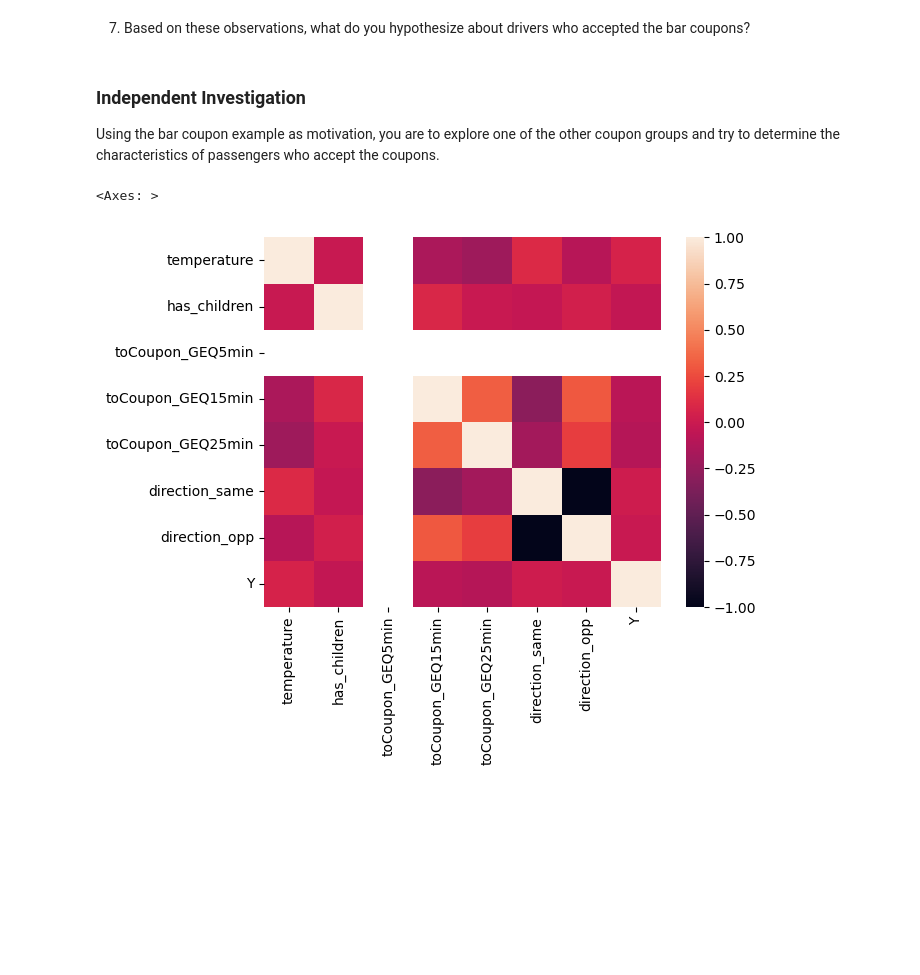
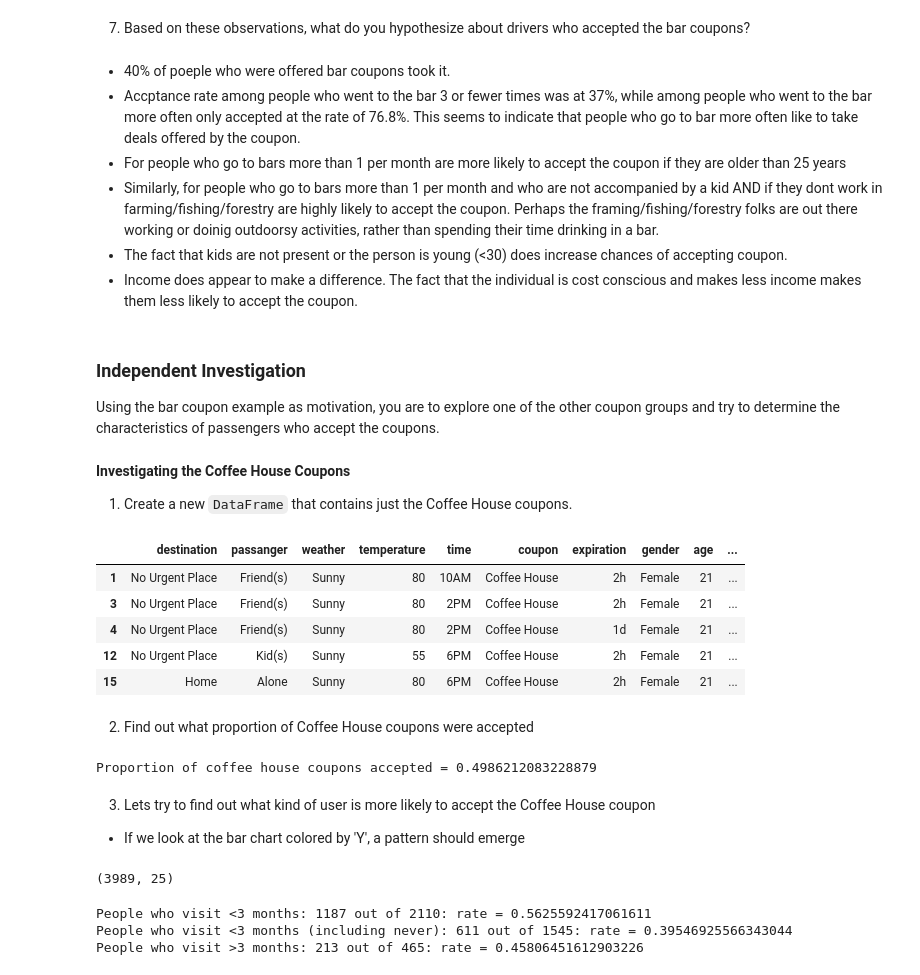
Before and after one commit to 1kit/Berkeley-Practical-Application_5_1, a Jupyter notebook: prompt.ipynb, the cells around one changed output. Cells and saved outputs as stored; diff of their text form; code cells hidden in the pictures; blank space fills up the shorter version.

```diff
--- a/prompt.ipynb
+++ b/prompt.ipynb
@@ -232,12 +394,74 @@ Now, we will lead you through an exploration of just the bar related coupons.
 # %% [markdown]
 7.  Based on these observations, what do you hypothesize about drivers who accepted the bar coupons?
+# %% [markdown]
+* 40% of poeple who were offered bar coupons took it.
+* Accptance rate among people who went to the bar 3 or fewer times was at 37%, while among people who went to the bar more often only accepted at the rate of 76.8%.
+  This seems to indicate that people who go to bar more often like to take deals offered by the coupon.
+* For people who go to bars more than 1 per month are more likely to accept the coupon if they are older than 25 years
+* Similarly, for people who go to bars more than 1 per month and who are not accompanied by a kid AND if they dont work in farming/fishing/forestry are highly likely to accept the coupon. Perhaps the framing/fishing/forestry folks are out there working or doinig outdoorsy activities, rather than spending their time drinking in a bar.
+* The fact that kids are not present or the person is young (<30) does increase chances of accepting coupon.
+* Income does appear to make a difference. The fact that the individual is cost conscious and makes less income makes them less likely to accept the coupon.
 # %% [markdown]
 ### Independent Investigation
 
 Using the bar coupon example as motivation, you are to explore one of the other coupon groups and try to determine the characteristics of passengers who accept the coupons.
-# %%
-corr = data.corr(numeric_only=True)
-sns.heatmap(corr)
-# %% [output]
-<Axes: >
-[figure, removed]
+# %% [markdown]
+**Investigating the Coffee House Coupons**
+
+1. Create a new `DataFrame` that contains just the Coffee House coupons.
+# %%
+coffeeHouseData = data[ data[ 'coupon'] == 'Coffee House']
+coffeeHouseData.head()
+# %% [output]
+|  | destination | passanger | weather | temperature | time | coupon | expiration | gender | age | ... |
+| 1 | No Urgent Place | Friend(s) | Sunny | 80 | 10AM | Coffee House | 2h | Female | 21 | ... |
+| 3 | No Urgent Place | Friend(s) | Sunny | 80 | 2PM | Coffee House | 2h | Female | 21 | ... |
+| 4 | No Urgent Place | Friend(s) | Sunny | 80 | 2PM | Coffee House | 1d | Female | 21 | ... |
+| 12 | No Urgent Place | Kid(s) | Sunny | 55 | 6PM | Coffee House | 2h | Female | 21 | ... |
+| 15 | Home | Alone | Sunny | 80 | 6PM | Coffee House | 2h | Female | 21 | ... |
+# %% [markdown]
+2. Find out what proportion of Coffee House coupons were accepted
+# %%
+# proportion = number of rows in coffeHouseData with Y=1 / total number of rows in coffeeHouseData
+proportionCHCouponAccepted = coffeeHouseData.groupby('Y').count().iloc[1,0] / coffeeHouseData.shape[0]
+print( f'Proportion of coffee house coupons accepted = {proportionCHCouponAccepted}')
+# %% [output]
+Proportion of coffee house coupons accepted = 0.4986212083228879
+# %% [markdown]
+3. Lets try to find out what kind of user is more likely to accept the Coffee House coupon
+* If we look at the bar chart colored by 'Y', a pattern should emerge
+# %%
+fig = px.histogram( coffeeHouseData, x='CoffeeHouse', color='Y')
+print(coffeeHouseData.shape)
+fig.show()
+# %% [output]
+(3989, 25)
+# %%
+# List representing value <3 Coffee House visit per month
+ltThreePerMonthCoffeeHouseVisit = ['less1', '1~3']
+ltThreePerMonthCoffeeHouseVisitWithNever = ['never', 'less1', '1~3']
+gtThreePerMonthCoffeeHouseVisit = ['gt8', '4~8']
+
+
+tmp1 = coffeeHouseData.query( 'CoffeeHouse in @ltThreePerMonthCoffeeHouseVisit')\
+               .groupby('Y').count()
+total1 = (tmp1.iloc[1,1] + tmp1.iloc[0,0])
+rate1 = tmp1.iloc[1,1] / total1
+
+tmp2 = barData.query( 'CoffeeHouse in @ltThreePerMonthCoffeeHouseVisitWithNever')\
+               .groupby('Y').count()
+total2 = (tmp2.iloc[1,1] + tmp2.iloc[0,0])
+rate2 = tmp2.iloc[1,1] / total2
+
+tmp3 = barData.query( 'CoffeeHouse in @gtThreePerMonthCoffeeHouseVisit')\
+               .groupby('Y').count()
+total3 = (tmp3.iloc[1,1] + tmp3.iloc[0,0])
+rate3 = tmp3.iloc[1,1] / total3
+
+print( f'People who visit <3 months: {tmp1.iloc[1,1]} out of {total1}: rate = {rate1}')
+print( f'People who visit <3 months (including never): {tmp2.iloc[1,1]} out of {total2}: rate = {rate2}')
+print( f'People who visit >3 months: {tmp3.iloc[1,1]} out of {total3}: rate = {rate3}')
+# %% [output]
+People who visit <3 months: 1187 out of 2110: rate = 0.5625592417061611
+People who visit <3 months (including never): 611 out of 1545: rate = 0.39546925566343044
+People who visit >3 months: 213 out of 465: rate = 0.45806451612903226
```
Also changed, not shown: parts of 26 cells of this notebook.
